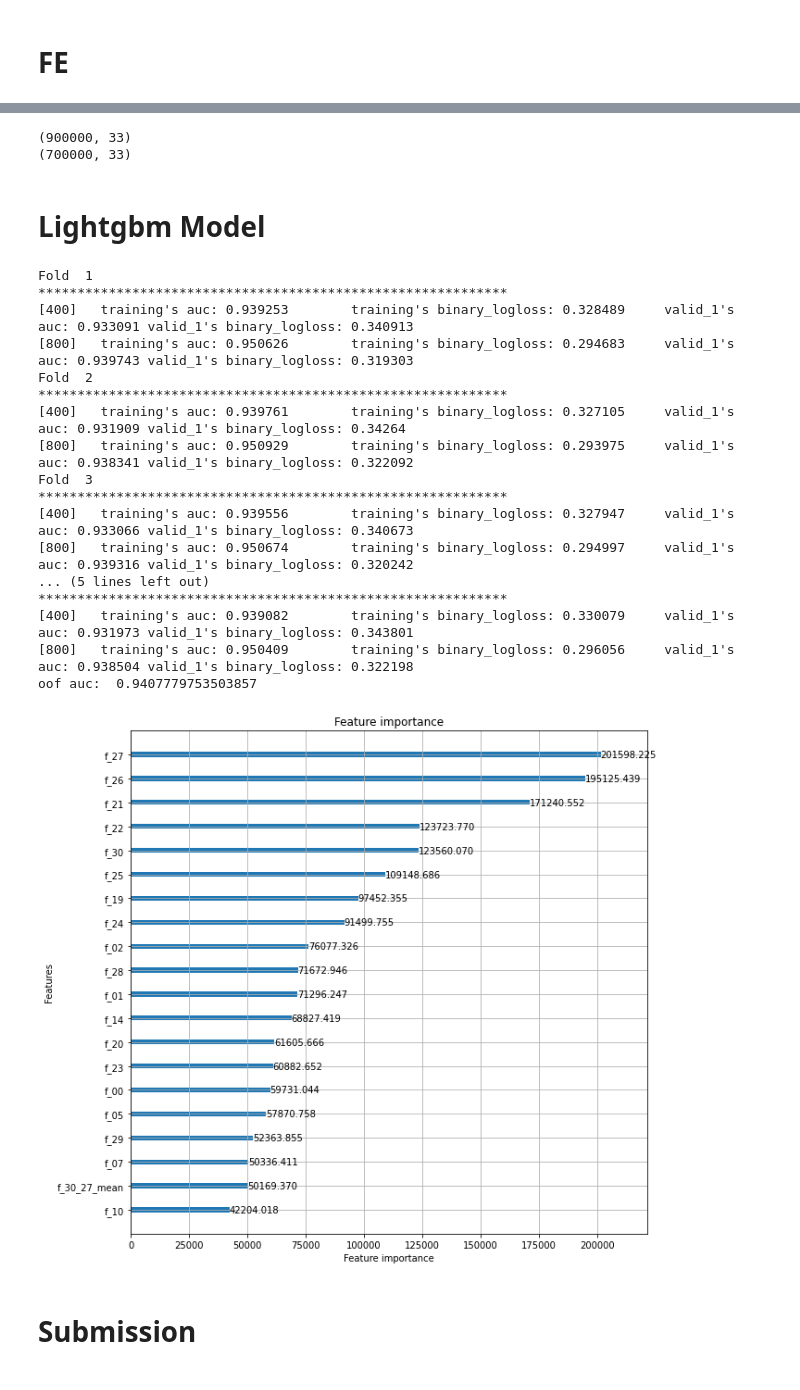
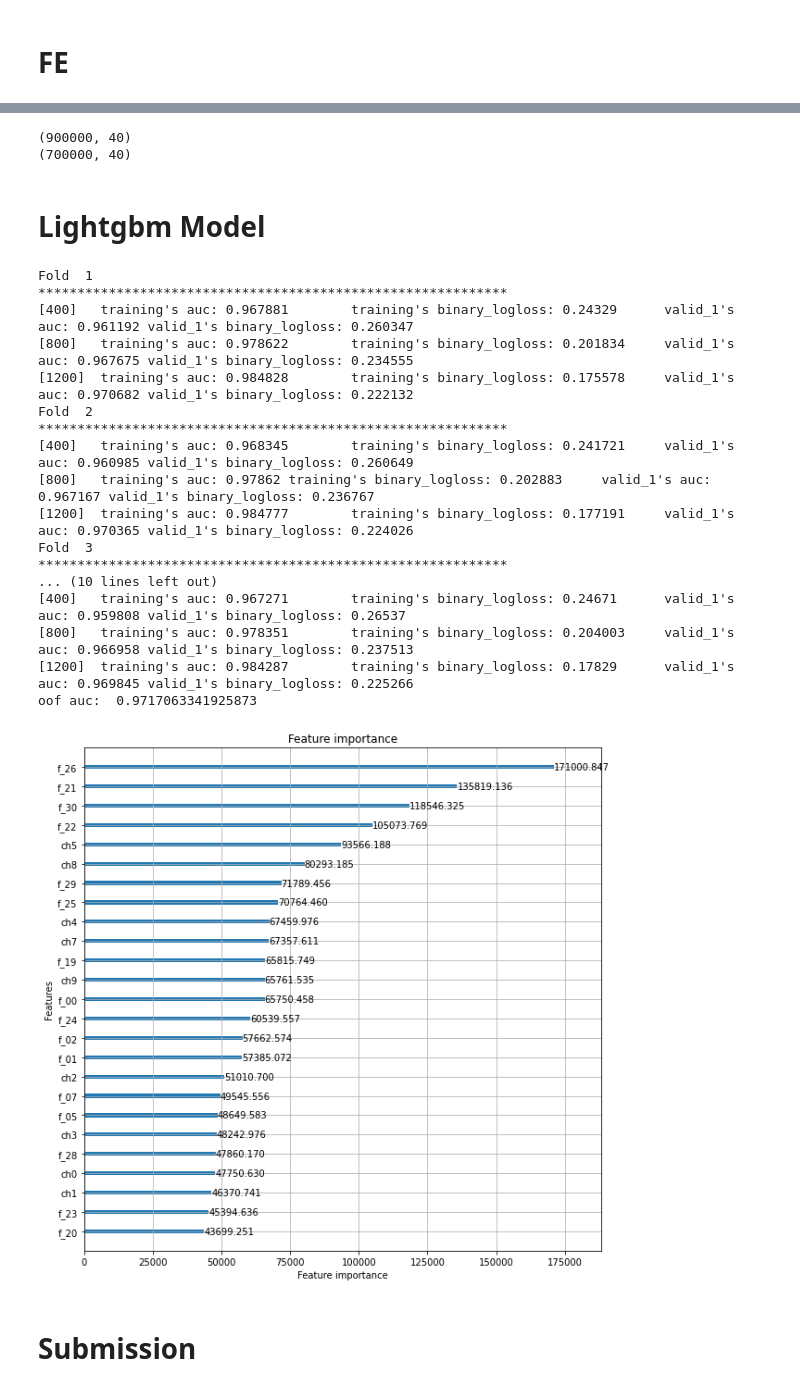
Before and after one commit to nsu1210/Kaggle, a Jupyter notebook: tps-may22-cls-lgbm.ipynb, the cells around one changed output, grey strips where cells are left out. Cells and saved outputs as stored; diff of their text form; code cells hidden in the pictures.

```diff
--- a/tps-may22-cls-lgbm.ipynb
+++ b/tps-may22-cls-lgbm.ipynb
@@ -181,7 +243,3 @@ print(df.shape)
 (1600000, 33)
 # %% [markdown]
 # FE
-# %%
-df['f_30_27_mean'] = df.groupby('f_30')['f_27'].transform('mean')
-df['f_30_27_std'] = df.groupby('f_30')['f_27'].transform('std')
-df.head()
@@ -194,0 +246,6 @@ df.head()
+# %%
+for i in tqdm(range(10)):
+    df[f'ch{i}'] = df.f_27.str.get(i).apply(ord) - ord('A')
+
+print(df.shape)
+df.head()
@@ -197,16 +262,16 @@ train = df[:len(train)]
 test = df[-len(test):]
 
 
-X_train = train.drop(['id','target'], axis = 1)
+X_train = train.drop(['id','target','f_27'], axis = 1)
 y_train = train.target
 
-X_test = test.drop(['id','target'], axis = 1)
+X_test = test.drop(['id','target','f_27'], axis = 1)
 
 print(X_train.shape)
 print(X_test.shape)
 # %% [output]
-(900000, 33)
-(700000, 33)
+(900000, 40)
+(700000, 40)
 # %% [markdown]
 # Lightgbm Model
 # %%
@@ -220,7 +285,7 @@ pred = np.zeros(len(test))
 
 skf = StratifiedKFold(n_splits=5)
 
-for i, (tidx, vidx) in enumerate(skf.split(X_train, y_train, y_train)):
+for i, (tidx, vidx) in enumerate(skf.split(X_train, y_train)):
     x_tr, x_val = X_train.iloc[tidx], X_train.iloc[vidx]
     y_tr, y_val = y_train.iloc[tidx], y_train.iloc[vidx]
 
@@ -228,8 +293,8 @@ for i, (tidx, vidx) in enumerate(skf.split(X_train, y_train, y_train)):
     print('*' * 60)
 
     clf = lgb.LGBMClassifier(
-        n_estimators = 1000,
-        learning_rate = 0.15,
+        n_estimators = 1500,
+        learning_rate = 0.2,
         max_depth = 9,
         subsample = 0.8,
         colsample_bytree = 0.8,
@@ -250,26 +315,26 @@ print('oof auc: ', roc_auc_score(y_train, oof))
 # %% [output]
 Fold  1
 ************************************************************
-[400]   training's auc: 0.939253        training's binary_logloss: 0.328489     valid_1's auc: 0.933091 valid_1's binary_logloss: 0.340913
-[800]   training's auc: 0.950626        training's binary_logloss: 0.294683     valid_1's auc: 0.939743 valid_1's binary_logloss: 0.319303
+[400]   training's auc: 0.967881        training's binary_logloss: 0.24329      valid_1's auc: 0.961192 valid_1's binary_logloss: 0.260347
+[800]   training's auc: 0.978622        training's binary_logloss: 0.201834     valid_1's auc: 0.967675 valid_1's binary_logloss: 0.234555
+[1200]  training's auc: 0.984828        training's binary_logloss: 0.175578     valid_1's auc: 0.970682 valid_1's binary_logloss: 0.222132
 Fold  2
 ************************************************************
-[400]   training's auc: 0.939761        training's binary_logloss: 0.327105     valid_1's auc: 0.931909 valid_1's binary_logloss: 0.34264
-[800]   training's auc: 0.950929        training's binary_logloss: 0.293975     valid_1's auc: 0.938341 valid_1's binary_logloss: 0.322092
+[400]   training's auc: 0.968345        training's binary_logloss: 0.241721     valid_1's auc: 0.960985 valid_1's binary_logloss: 0.260649
+[800]   training's auc: 0.97862 training's binary_logloss: 0.202883     valid_1's auc: 0.967167 valid_1's binary_logloss: 0.236767
+[1200]  training's auc: 0.984777        training's binary_logloss: 0.177191     valid_1's auc: 0.970365 valid_1's binary_logloss: 0.224026
 Fold  3
 ************************************************************
-[400]   training's auc: 0.939556        training's binary_logloss: 0.327947     valid_1's auc: 0.933066 valid_1's binary_logloss: 0.340673
-[800]   training's auc: 0.950674        training's binary_logloss: 0.294997     valid_1's auc: 0.939316 valid_1's binary_logloss: 0.320242
-... (5 lines left out)
-************************************************************
-[400]   training's auc: 0.939082        training's binary_logloss: 0.330079     valid_1's auc: 0.931973 valid_1's binary_logloss: 0.343801
-[800]   training's auc: 0.950409        training's binary_logloss: 0.296056     valid_1's auc: 0.938504 valid_1's binary_logloss: 0.322198
-oof auc:  0.9407779753503857
+... (10 lines left out)
+[400]   training's auc: 0.967271        training's binary_logloss: 0.24671      valid_1's auc: 0.959808 valid_1's binary_logloss: 0.26537
+[800]   training's auc: 0.978351        training's binary_logloss: 0.204003     valid_1's auc: 0.966958 valid_1's binary_logloss: 0.237513
+[1200]  training's auc: 0.984287        training's binary_logloss: 0.17829      valid_1's auc: 0.969845 valid_1's binary_logloss: 0.225266
+oof auc:  0.9717063341925873
 # %%
-lgb.plot_importance(clf, max_num_features = 20, figsize = (10,10))
+lgb.plot_importance(clf, max_num_features = 25, figsize = (10,10))
 plt.show()
 # %% [output]
-[figure, old version]
+[figure, new version]
 # %% [markdown]
 # Submission
 # %%
```
Also changed, not shown: parts of 11 cells of this notebook.
